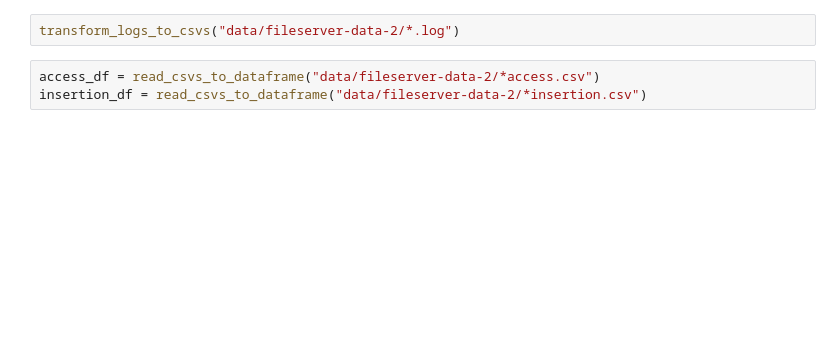
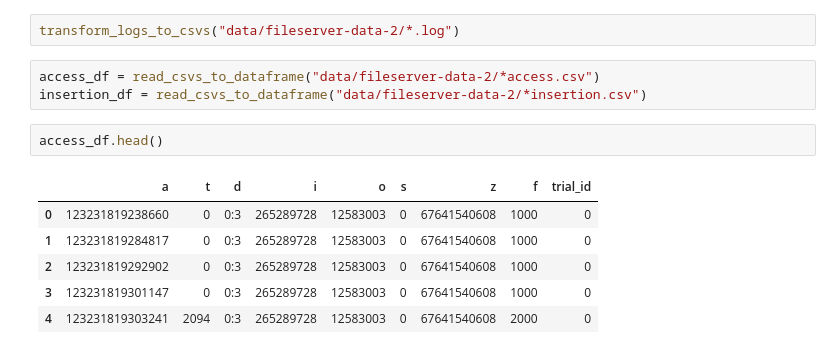
Before and after one commit to JayAndJef/learnedcache, a Jupyter notebook: hitmiss.ipynb, the cells around one changed output. Saved outputs shown, nothing was run; the diff lists cells and outputs as text; blank space fills up the shorter version.

```diff
--- a/hitmiss.ipynb
+++ b/hitmiss.ipynb
@@ -21,3 +14,12 @@ transform_logs_to_csvs("data/fileserver-data-2/*.log")
 # %%
 access_df = read_csvs_to_dataframe("data/fileserver-data-2/*access.csv")
 insertion_df = read_csvs_to_dataframe("data/fileserver-data-2/*insertion.csv")
+# %%
+access_df.head()
+# %% [output]
+|  | a | t | d | i | o | s | z | f | trial_id |
+| 0 | 123231819238660 | 0 | 0:3 | 265289728 | 12583003 | 0 | 67641540608 | 1000 | 0 |
+| 1 | 123231819284817 | 0 | 0:3 | 265289728 | 12583003 | 0 | 67641540608 | 1000 | 0 |
+| 2 | 123231819292902 | 0 | 0:3 | 265289728 | 12583003 | 0 | 67641540608 | 1000 | 0 |
+| 3 | 123231819301147 | 0 | 0:3 | 265289728 | 12583003 | 0 | 67641540608 | 1000 | 0 |
+| 4 | 123231819303241 | 2094 | 0:3 | 265289728 | 12583003 | 0 | 67641540608 | 2000 | 0 |
```
Also changed, not shown: parts of 6 cells of this notebook, 4 other files.
